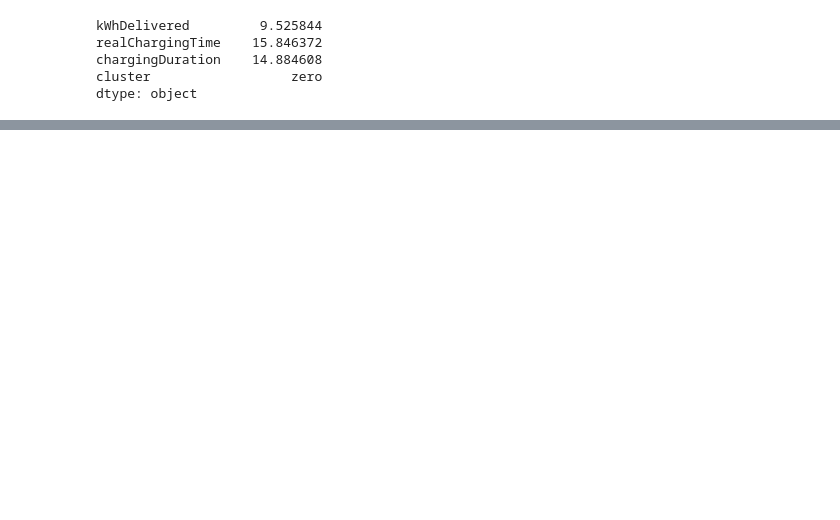
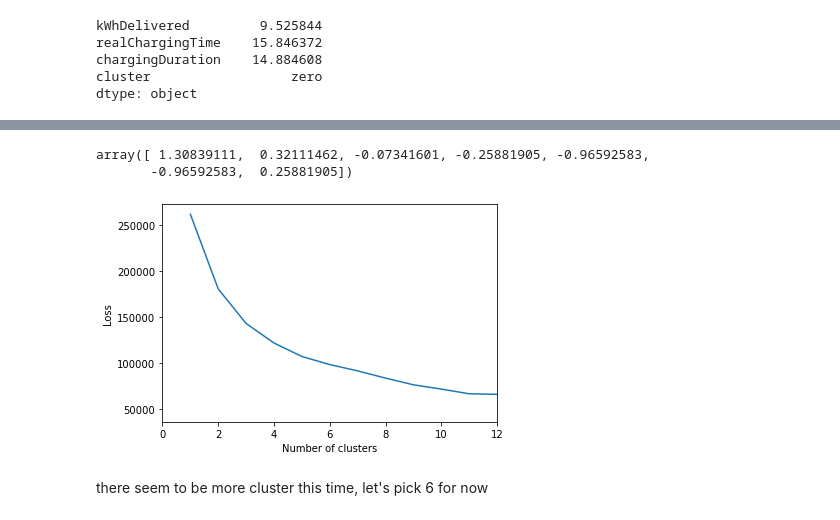
Before and after one commit to ge02/GinyuForce, a Jupyter notebook: Clustering.ipynb, the cells around one changed output, grey strips where cells are left out. Drawn from its saved outputs; the diff is of its cells as text; code cells hidden in the pictures; blank space fills up the shorter version.

```diff
--- a/Clustering.ipynb
+++ b/Clustering.ipynb
@@ -388,0 +448,9 @@ sns.scatterplot(data=scaled_df, x="kWhDelivered", y="chargingDuration", hue="clu
+# %%
+## scale time data into cyclic encoding using the cosinus and sinus function
+
+scaled_df['sin_connection'] = np.sin(2 * np.pi * scaled_with_time['hour_of_connection'] / 24)
+scaled_df['cos_connection'] = np.cos(2 * np.pi * scaled_with_time['hour_of_connection'] / 24)
+scaled_df['sin_stop'] = np.sin(2 * np.pi * scaled_with_time['hour_of_connection_stop'] / 24)
+scaled_df['cos_stop'] = np.cos(2 * np.pi * scaled_with_time['hour_of_connection_stop'] / 24)
+
+scaled_df.head()
@@ -388,0 +464,5 @@ sns.scatterplot(data=scaled_df, x="kWhDelivered", y="chargingDuration", hue="clu
+# %%
+## put new data into array to run kmeans later
+time_features = ["sin_connection","cos_connection","sin_stop","cos_stop"]
+scaled_time_array = scaled_df[time_features].values
+scaled_time_array
@@ -388,0 +477,30 @@ sns.scatterplot(data=scaled_df, x="kWhDelivered", y="chargingDuration", hue="clu
+# %%
+## merge all data
+complete_scaled_array = np.hstack((scaled_array,scaled_time_array))
+complete_scaled_array[0]
+# %% [output]
+array([ 1.30839111,  0.32111462, -0.07341601, -0.25881905, -0.96592583,
+       -0.96592583,  0.25881905])
+# %%
+## run kmeans again
+
+k_max = 20
+clusters = []
+losses = []
+
+for k in range(k_max):
+    model = KMeans(n_clusters=k+1, n_init="auto")
+    model.fit(complete_scaled_array)
+    clusters.append(k+1)
+    losses.append(model.inertia_)
+# %%
+## plot losses
+plt.plot(clusters, losses)
+plt.ylabel("Loss")
+plt.xlabel("Number of clusters")
+plt.xlim([0,12])
+plt.show()
+# %% [output]
+[figure, added]
+# %% [markdown]
+there seem to be more cluster this time, let's pick 6 for now
```
Also changed, not shown: parts of 17 cells of this notebook.
